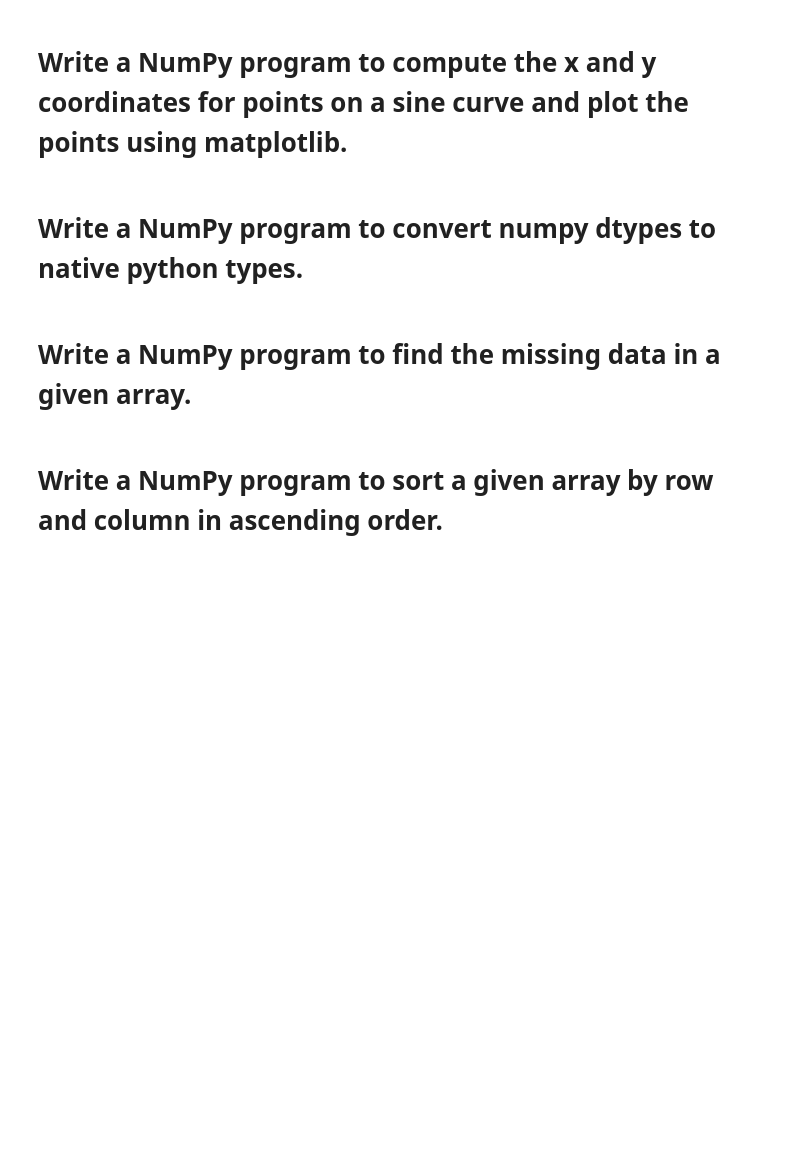
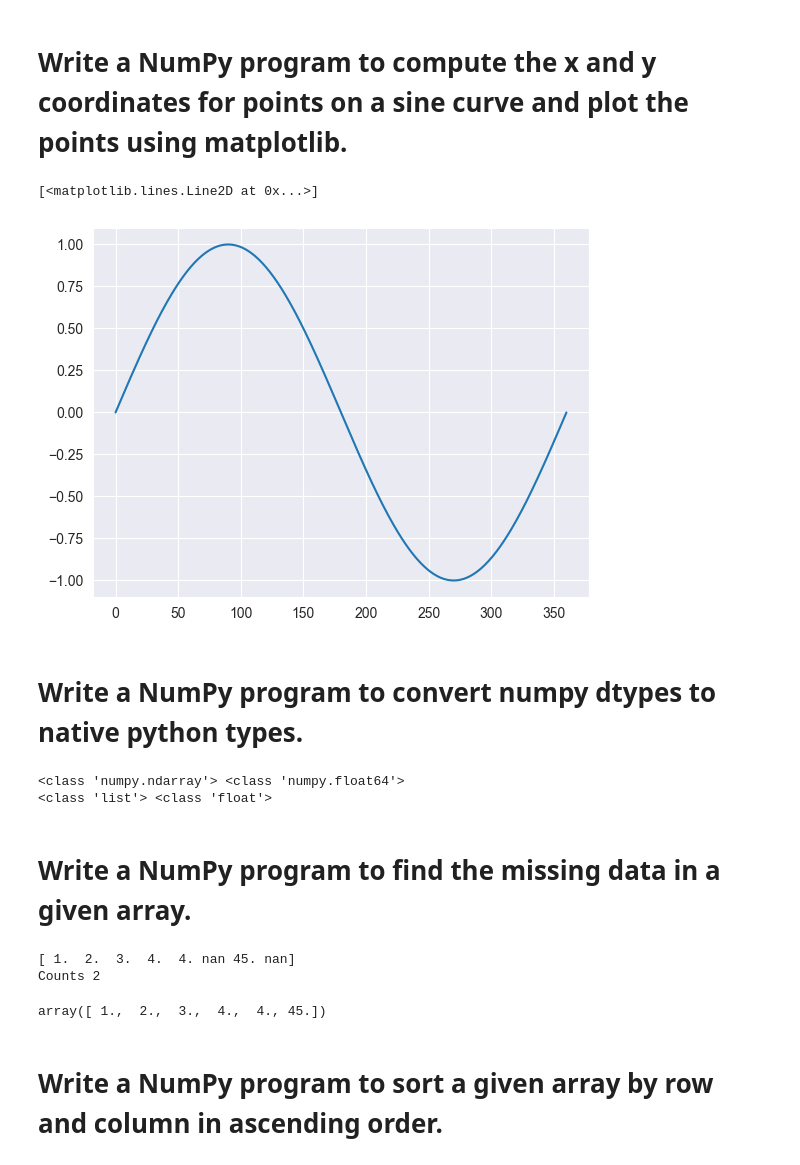
Before and after one commit to gpgaikwad576/DAIAugust2025, a Jupyter notebook: Python/Anurag/Data Analysis/Assigments/Assigment1.ipynb, the cells around one changed output. Cells and saved outputs as stored; diff of their text form; code cells hidden in the pictures; blank space fills up the shorter version.

```diff
--- a/Python/Anurag/Data Analysis/Assigments/Assigment1.ipynb
+++ b/Python/Anurag/Data Analysis/Assigments/Assigment1.ipynb
@@ -370,6 +371,30 @@ cord=np.line
+# %%
+import matplotlib.pyplot as plt
+x_degrees = np.linspace(0, 360, 360)
+plt.plot(x_degrees,np.sin(np.radians(x_degrees)))
+# %% [output]
+[<matplotlib.lines.Line2D at 0x...>]
+[figure, added]
 # %% [markdown]
 # Write a NumPy program to convert numpy dtypes to native python types.
+# %%
+x=np.array([1,2,3,4,5.10])
+print(type(x),type(x[0]))
+x=x.tolist()
+print(type(x),type(x[0]))
+# %% [output]
+<class 'numpy.ndarray'> <class 'numpy.float64'>
+<class 'list'> <class 'float'>
 # %% [markdown]
 # Write a NumPy program to find the missing data in a given array.
+# %%
+x=np.array([1,2,3,4,4,np.nan,45,np.nan])
+print(x)
+print('Counts',np.unique_counts(np.isnan(x))[-1][-1])
+x[~np.isnan(x)]
+# %% [output]
+[ 1.  2.  3.  4.  4. nan 45. nan]
+Counts 2
+array([ 1.,  2.,  3.,  4.,  4., 45.])
 # %% [markdown]
 # Write a NumPy program to sort a given array by row and column in ascending order.
```
Also changed, not shown: parts of 11 cells of this notebook, 3 other files.
